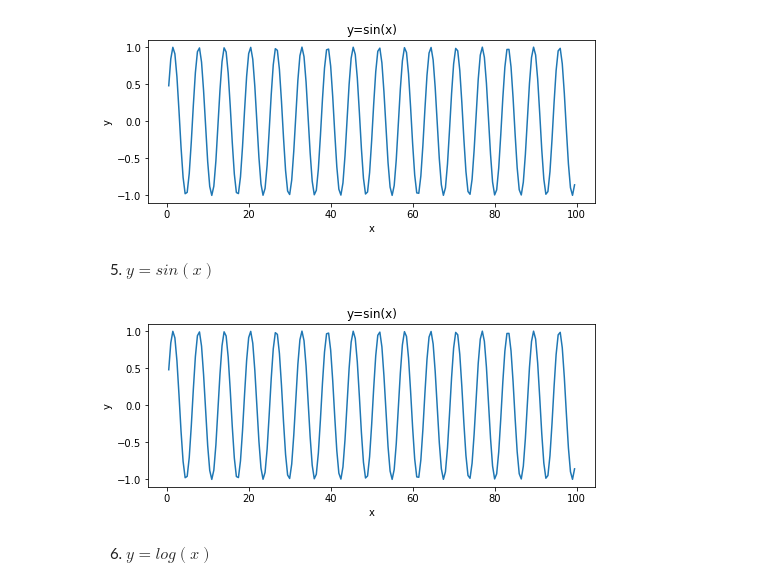
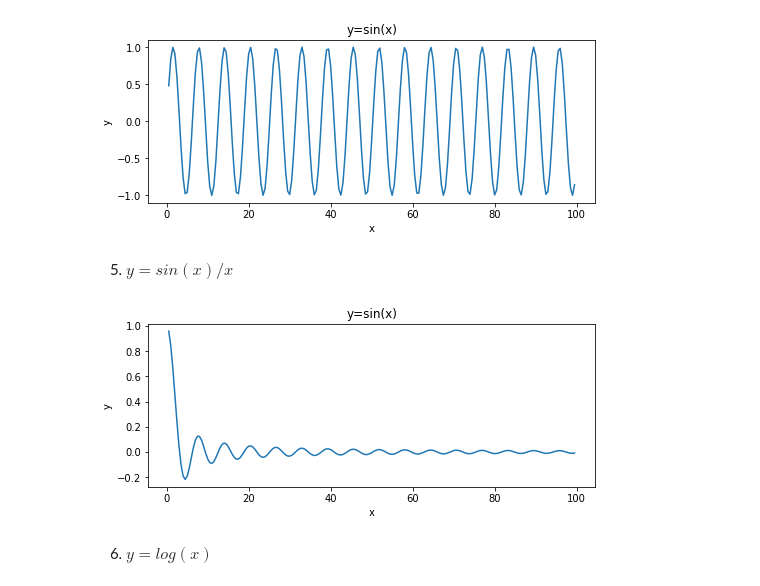
Before and after one commit to dkowsikpai/ES654-2022-Prerequisite, a Jupyter notebook: ML_Prerequisite.ipynb, the cells around one changed output. Drawn from its saved outputs; the diff is of its cells as text; code cells hidden in the pictures.

```diff
--- a/ML_Prerequisite.ipynb
+++ b/ML_Prerequisite.ipynb
@@ -276,17 +452,17 @@ plt.show()
 # %% [output]
 [figure]
 # %% [markdown]
-5. $y=sin(x)$
+5. $y=sin(x) / x$
 # %%
-y = np.sin(x)
+y = np.sin(x) / x
 plt.figure(figsize=(8, 3))
 plt.plot(x, y)
 plt.xlabel("x")
 plt.ylabel("y")
 plt.title("y=sin(x)")
 plt.show()
 # %% [output]
-[figure, old version]
+[figure, new version]
 # %% [markdown]
 6. $y=log(x)$
 # %%
```
Also changed, not shown: parts of 49 cells of this notebook.
